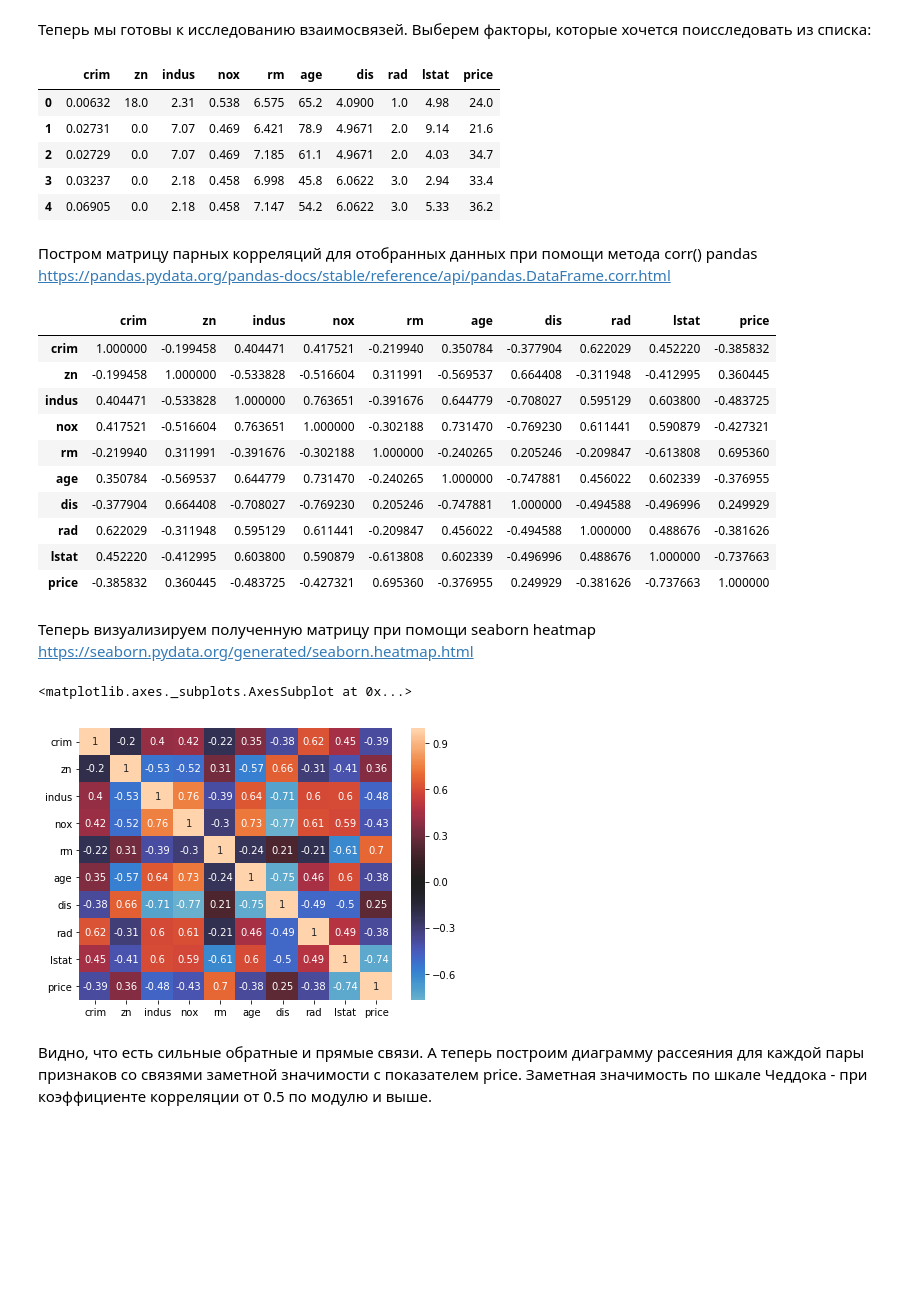
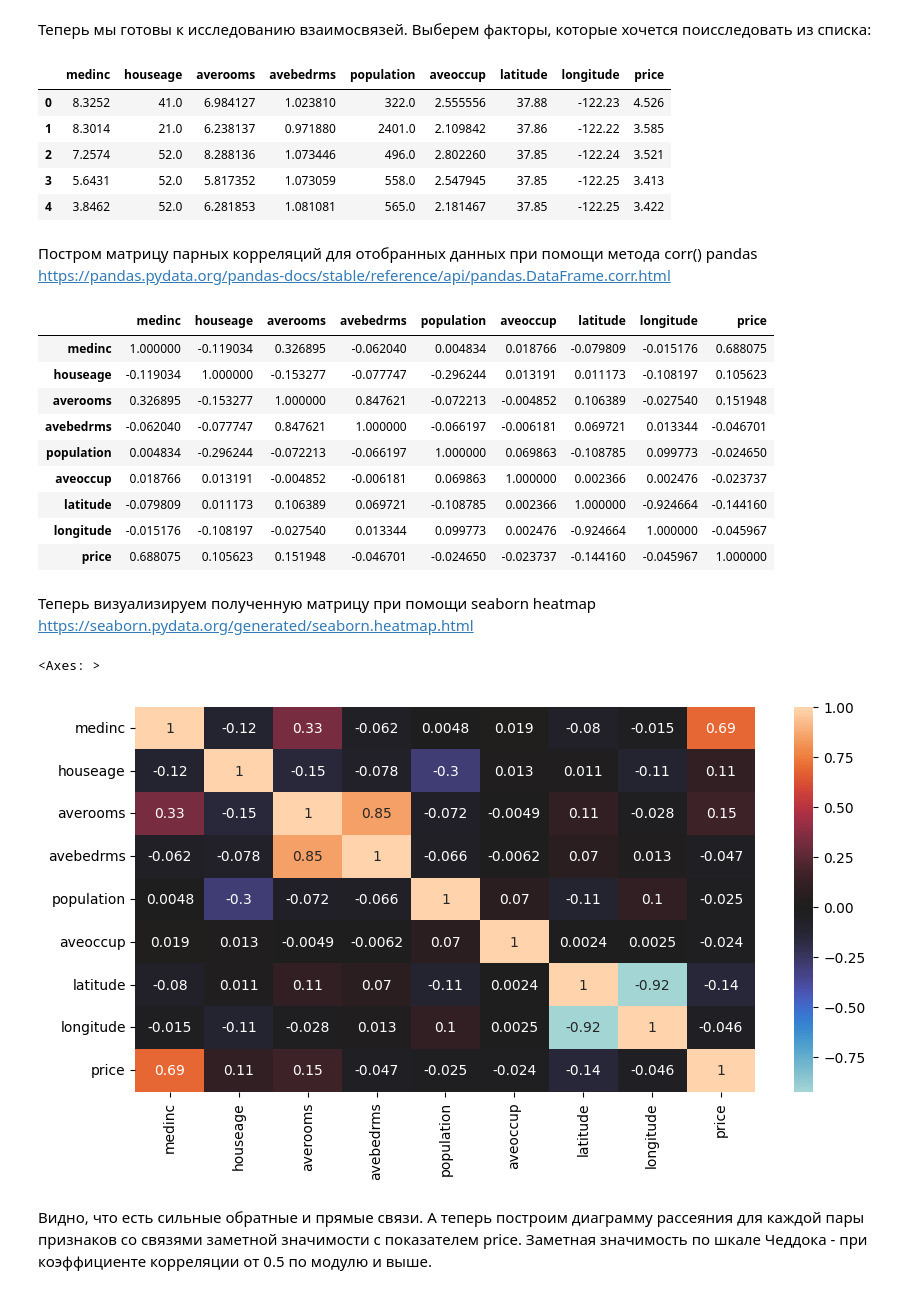
Before and after one commit to KovalenkoKonstantin/Skillbox_Data_Analysis, a Jupyter notebook: pandas_lessons/stat_practice2_wo_answers.ipynb, the cells around one changed output. Cells and saved outputs as stored; diff of their text form; code cells hidden in the pictures; blank space fills up the shorter version.

```diff
--- a/pandas_lessons/stat_practice2_wo_answers.ipynb
+++ b/pandas_lessons/stat_practice2_wo_answers.ipynb
@@ -23,7 +25,7 @@ plt.rcParams["figure.figsize"] = (10.0, 7.0)
 warnings.filterwarnings("ignore")
 # %%
 # Загрузим датасет
-boston = load_boston()
+boston = fetch_california_housing()
 # %%
 # Посмотрим его описание
 print(boston.DESCR)
@@ -92,13 +89,15 @@ research_list = ["crim", "zn", "indus", "nox", "rm", "age", "dis", "rad", "lstat
+# %%
+research_list = ["medinc", "houseage", "averooms", "avebedrms", "population", "aveoccup", "latitude", "longitude", "price"]
 # %%
 # Остсортируем только интересные нам колонки
 df[research_list].head()
 # %% [output]
-|  | crim | zn | indus | nox | rm | age | dis | rad | lstat | price |
-| 0 | 0.00632 | 18.0 | 2.31 | 0.538 | 6.575 | 65.2 | 4.0900 | 1.0 | 4.98 | 24.0 |
-| 1 | 0.02731 | 0.0 | 7.07 | 0.469 | 6.421 | 78.9 | 4.9671 | 2.0 | 9.14 | 21.6 |
-| 2 | 0.02729 | 0.0 | 7.07 | 0.469 | 7.185 | 61.1 | 4.9671 | 2.0 | 4.03 | 34.7 |
-| 3 | 0.03237 | 0.0 | 2.18 | 0.458 | 6.998 | 45.8 | 6.0622 | 3.0 | 2.94 | 33.4 |
-| 4 | 0.06905 | 0.0 | 2.18 | 0.458 | 7.147 | 54.2 | 6.0622 | 3.0 | 5.33 | 36.2 |
+|  | medinc | houseage | averooms | avebedrms | population | aveoccup | latitude | longitude | price |
+| 0 | 8.3252 | 41.0 | 6.984127 | 1.023810 | 322.0 | 2.555556 | 37.88 | -122.23 | 4.526 |
+| 1 | 8.3014 | 21.0 | 6.238137 | 0.971880 | 2401.0 | 2.109842 | 37.86 | -122.22 | 3.585 |
+| 2 | 7.2574 | 52.0 | 8.288136 | 1.073446 | 496.0 | 2.802260 | 37.85 | -122.24 | 3.521 |
+| 3 | 5.6431 | 52.0 | 5.817352 | 1.073059 | 558.0 | 2.547945 | 37.85 | -122.25 | 3.413 |
+| 4 | 3.8462 | 52.0 | 6.281853 | 1.081081 | 565.0 | 2.181467 | 37.85 | -122.25 | 3.422 |
 # %% [markdown]
 Постром матрицу парных корреляций для отобранных данных при помощи метода corr() pandas
 https://pandas.pydata.org/pandas-docs/stable/reference/api/pandas.DataFrame.corr.html
@@ -107,25 +106,24 @@ corr_m = df[research_list].corr()
 # %%
 corr_m
 # %% [output]
-|  | crim | zn | indus | nox | rm | age | dis | rad | lstat | price |
-| crim | 1.000000 | -0.199458 | 0.404471 | 0.417521 | -0.219940 | 0.350784 | -0.377904 | 0.622029 | 0.452220 | -0.385832 |
-| zn | -0.199458 | 1.000000 | -0.533828 | -0.516604 | 0.311991 | -0.569537 | 0.664408 | -0.311948 | -0.412995 | 0.360445 |
-| indus | 0.404471 | -0.533828 | 1.000000 | 0.763651 | -0.391676 | 0.644779 | -0.708027 | 0.595129 | 0.603800 | -0.483725 |
-| nox | 0.417521 | -0.516604 | 0.763651 | 1.000000 | -0.302188 | 0.731470 | -0.769230 | 0.611441 | 0.590879 | -0.427321 |
-| rm | -0.219940 | 0.311991 | -0.391676 | -0.302188 | 1.000000 | -0.240265 | 0.205246 | -0.209847 | -0.613808 | 0.695360 |
-| age | 0.350784 | -0.569537 | 0.644779 | 0.731470 | -0.240265 | 1.000000 | -0.747881 | 0.456022 | 0.602339 | -0.376955 |
-| dis | -0.377904 | 0.664408 | -0.708027 | -0.769230 | 0.205246 | -0.747881 | 1.000000 | -0.494588 | -0.496996 | 0.249929 |
-| rad | 0.622029 | -0.311948 | 0.595129 | 0.611441 | -0.209847 | 0.456022 | -0.494588 | 1.000000 | 0.488676 | -0.381626 |
-| lstat | 0.452220 | -0.412995 | 0.603800 | 0.590879 | -0.613808 | 0.602339 | -0.496996 | 0.488676 | 1.000000 | -0.737663 |
-| price | -0.385832 | 0.360445 | -0.483725 | -0.427321 | 0.695360 | -0.376955 | 0.249929 | -0.381626 | -0.737663 | 1.000000 |
+|  | medinc | houseage | averooms | avebedrms | population | aveoccup | latitude | longitude | price |
+| medinc | 1.000000 | -0.119034 | 0.326895 | -0.062040 | 0.004834 | 0.018766 | -0.079809 | -0.015176 | 0.688075 |
+| houseage | -0.119034 | 1.000000 | -0.153277 | -0.077747 | -0.296244 | 0.013191 | 0.011173 | -0.108197 | 0.105623 |
+| averooms | 0.326895 | -0.153277 | 1.000000 | 0.847621 | -0.072213 | -0.004852 | 0.106389 | -0.027540 | 0.151948 |
+| avebedrms | -0.062040 | -0.077747 | 0.847621 | 1.000000 | -0.066197 | -0.006181 | 0.069721 | 0.013344 | -0.046701 |
+| population | 0.004834 | -0.296244 | -0.072213 | -0.066197 | 1.000000 | 0.069863 | -0.108785 | 0.099773 | -0.024650 |
+| aveoccup | 0.018766 | 0.013191 | -0.004852 | -0.006181 | 0.069863 | 1.000000 | 0.002366 | 0.002476 | -0.023737 |
+| latitude | -0.079809 | 0.011173 | 0.106389 | 0.069721 | -0.108785 | 0.002366 | 1.000000 | -0.924664 | -0.144160 |
+| longitude | -0.015176 | -0.108197 | -0.027540 | 0.013344 | 0.099773 | 0.002476 | -0.924664 | 1.000000 | -0.045967 |
+| price | 0.688075 | 0.105623 | 0.151948 | -0.046701 | -0.024650 | -0.023737 | -0.144160 | -0.045967 | 1.000000 |
 # %% [markdown]
 Теперь визуализируем полученную матрицу при помощи seaborn heatmap https://seaborn.pydata.org/generated/seaborn.heatmap.html
 # %%
-plt.figure(figsize=(7,5))
+plt.figure(figsize=(10,5))
 sns.heatmap(corr_m, center=0, annot=True)
 # %% [output]
-<matplotlib.axes._subplots.AxesSubplot at 0x...>
+<Axes: >
-[figure, old version]
+[figure, new version]
 # %% [markdown]
 Видно, что есть сильные обратные и прямые связи. А теперь построим диаграмму рассеяния для каждой пары признаков со связями заметной значимости c показателем price.
 Заметная значимость по шкале Чеддока - при коэффициенте корреляции от 0.5 по модулю и выше.
```
Also changed, not shown: parts of 9 cells of this notebook, 4 other files.
